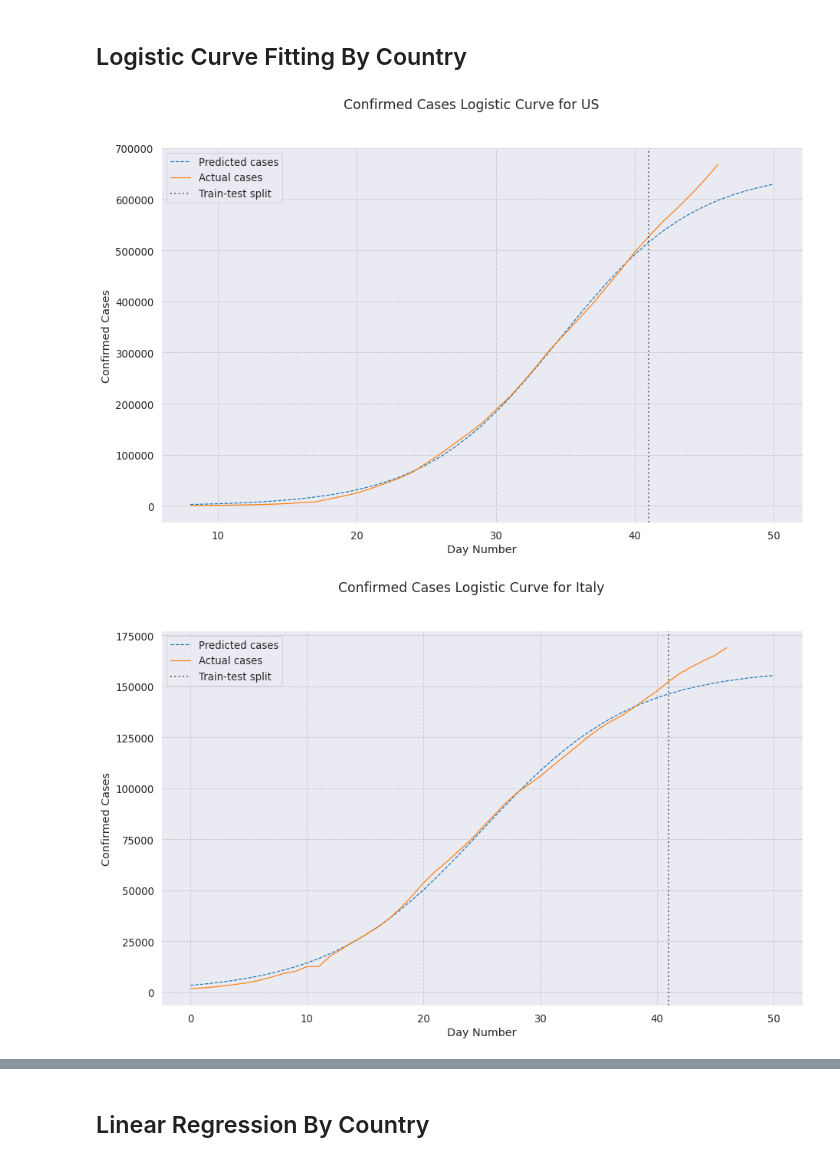
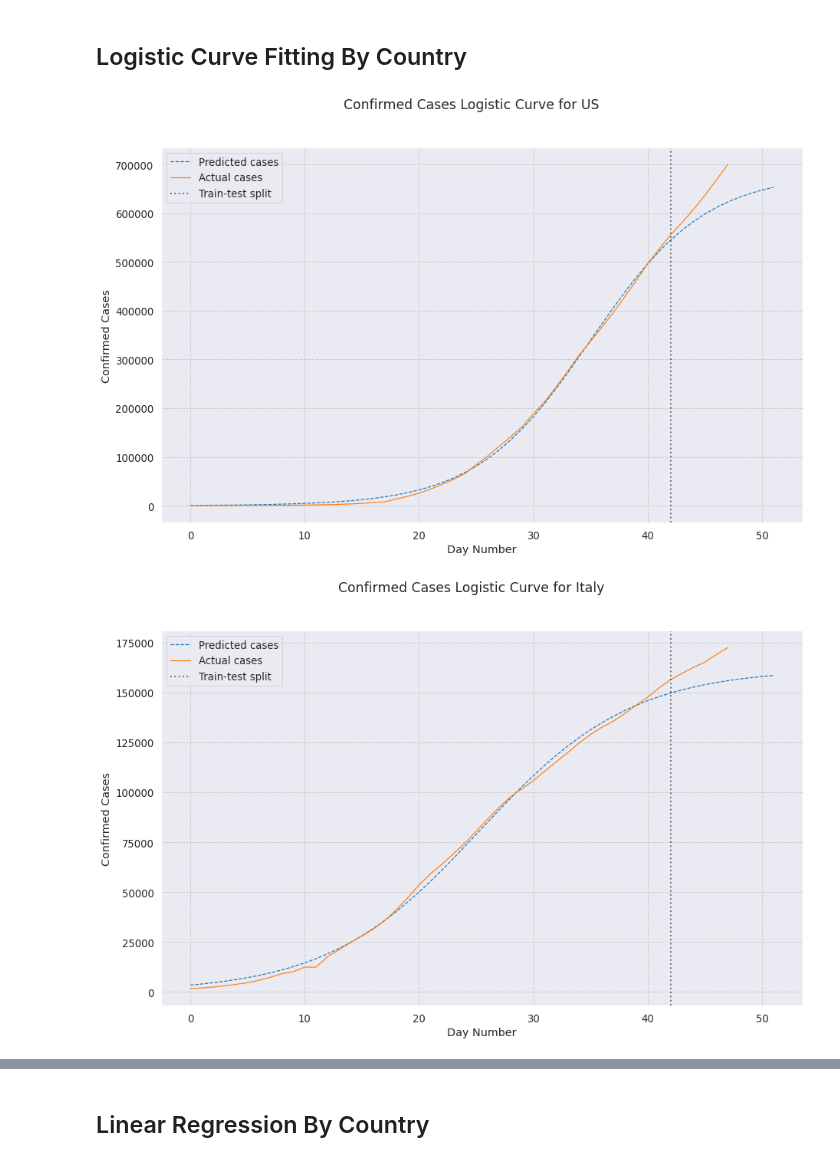
Before and after one commit to rdcolema/covid19-tracking, a Jupyter notebook: covid_forecasting.ipynb, the cells around one changed output, grey strips where cells are left out. Drawn from its saved outputs; the diff is of its cells as text; code cells hidden in the pictures.

```diff
--- a/covid_forecasting.ipynb
+++ b/covid_forecasting.ipynb
@@ -31,7 +31,7 @@ DATA_DIR = "csse_covid_19_daily_reports/"
 
 # Dates to model
 MIN_DATE = '2020-03-01'
-MAX_DATE = '2020-04-16'
+MAX_DATE = '2020-04-17'
 DATE_LIST = pd.date_range(MIN_DATE, MAX_DATE).strftime('%Y-%m-%d').tolist()
 
 # Individual countries to model
@@ -148,15 +148,15 @@ def plot_logistic(df, country_name, extrapolate=5, holdout=5):
 # %%
 #### Starting oubteak day number for logistic curves
 LOGISTIC_START_DAYS = {
-    "US": 8,
+    "US": 0,
     "Spain": 6,
     "Italy": 0,
     "Germany": 0,
     "France": 0
 }
 
 for country_name in MODEL_COUNTRIES:
     plot_logistic(all_data, country_name, extrapolate=5, holdout=5)
 # %% [output]
-[figure, old version]
+[figure, new version]
-[figure, old version]
+[figure, new version]
```
Also changed, not shown: parts of 4 cells of this notebook, 2 other files.
